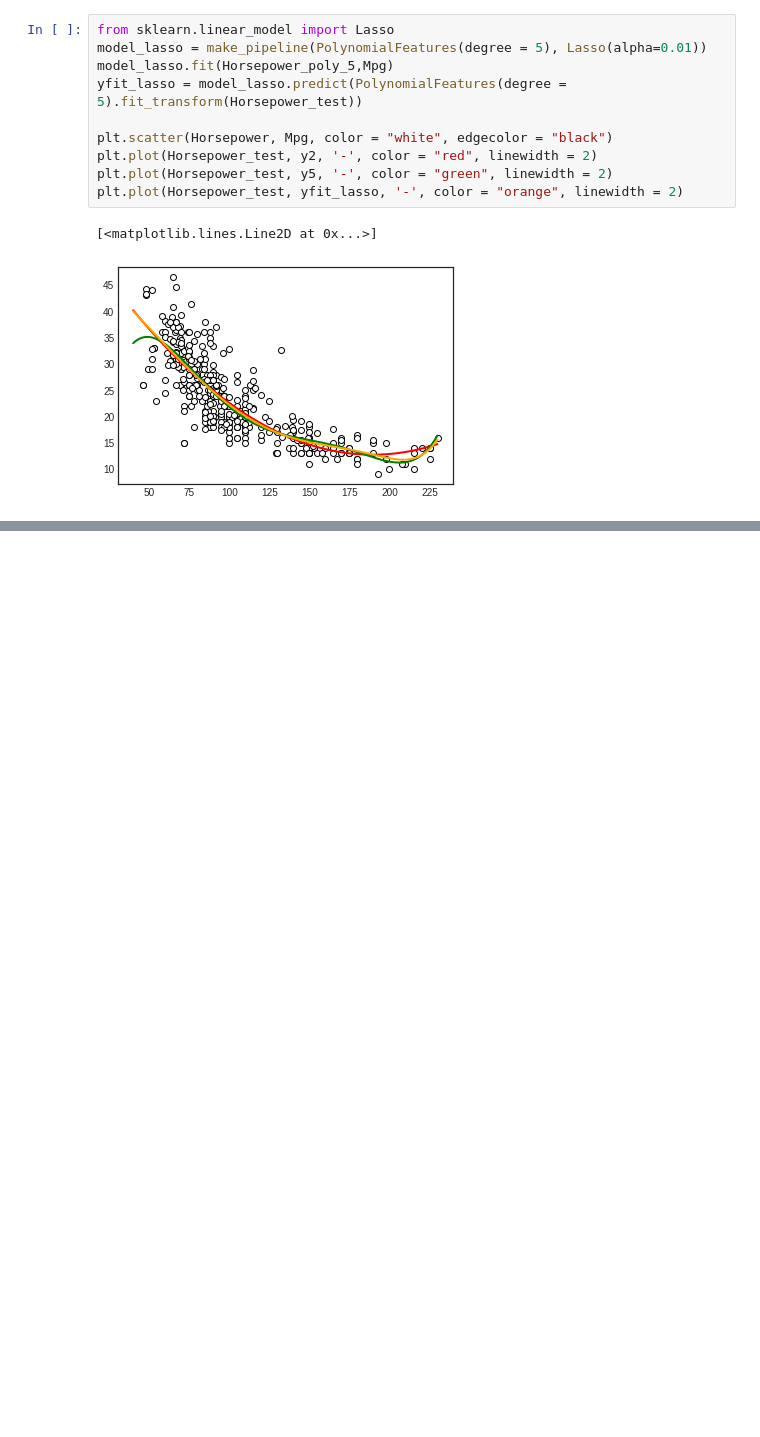
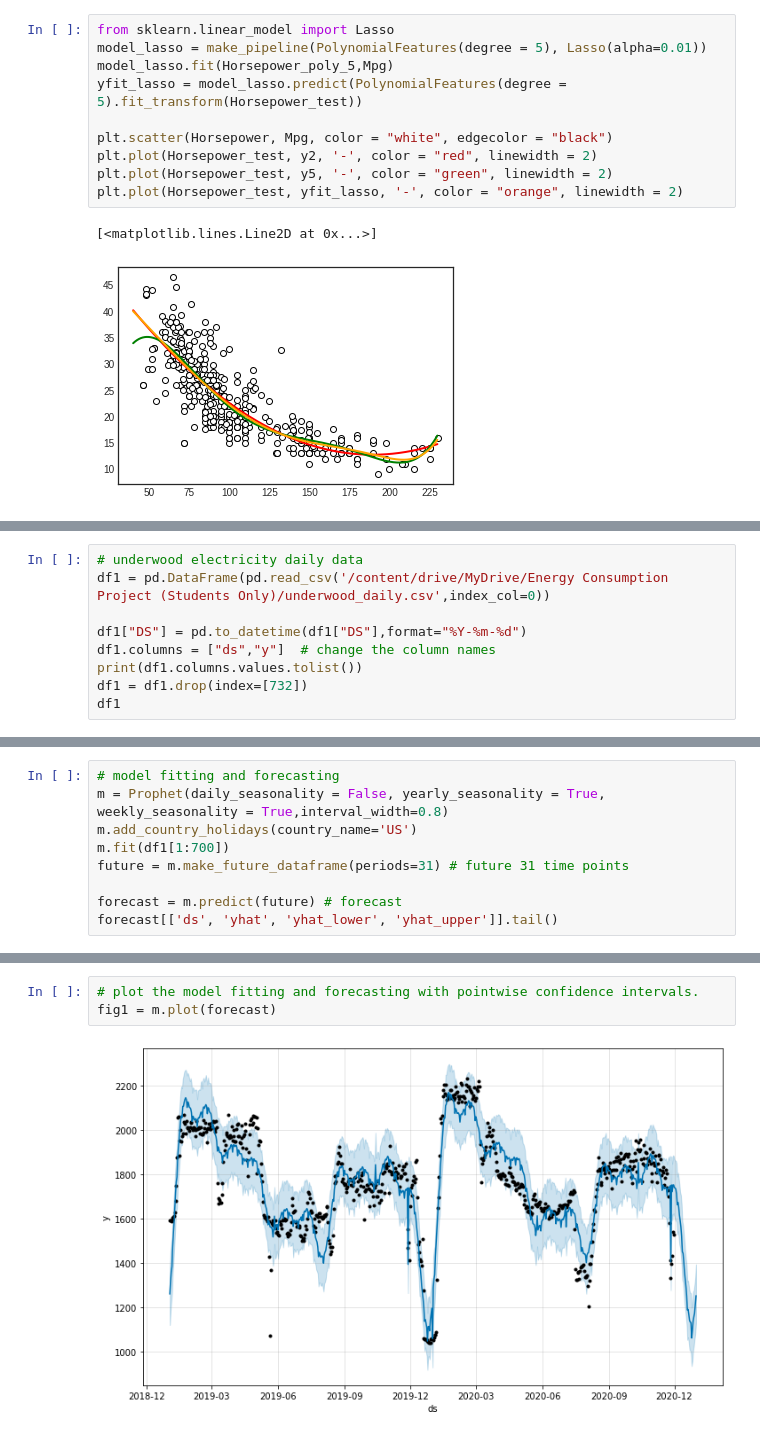
Before and after one commit to jtao/AdvancedML, a Jupyter notebook: Prediction_methods.ipynb, the cells around one changed output, grey strips where cells are left out. Saved outputs shown, nothing was run; the diff lists cells and outputs as text; blank space fills up the shorter version.

```diff
--- a/Prediction_methods.ipynb
+++ b/Prediction_methods.ipynb
@@ -766,0 +784,9 @@ plt.plot(Horsepower_test, yfit_lasso, '-', color = "orange", linewidth = 2)
+# %%
+# underwood electricity daily data
+df1 = pd.DataFrame(pd.read_csv('/content/drive/MyDrive/Energy Consumption Project (Students Only)/underwood_daily.csv',index_col=0))
+
+df1["DS"] = pd.to_datetime(df1["DS"],format="%Y-%m-%d")
+df1.columns = ["ds","y"]  # change the column names
+print(df1.columns.values.tolist())
+df1 = df1.drop(index=[732])
+df1
@@ -766,0 +824,9 @@ plt.plot(Horsepower_test, yfit_lasso, '-', color = "orange", linewidth = 2)
+# %%
+# model fitting and forecasting
+m = Prophet(daily_seasonality = False, yearly_seasonality = True, weekly_seasonality = True,interval_width=0.8)
+m.add_country_holidays(country_name='US')
+m.fit(df1[1:700])
+future = m.make_future_dataframe(periods=31) # future 31 time points
+
+forecast = m.predict(future) # forecast
+forecast[['ds', 'yhat', 'yhat_lower', 'yhat_upper']].tail()
@@ -766,0 +865,5 @@ plt.plot(Horsepower_test, yfit_lasso, '-', color = "orange", linewidth = 2)
+# %%
+# plot the model fitting and forecasting with pointwise confidence intervals.
+fig1 = m.plot(forecast)
+# %% [output]
+[figure, added]
```
Also changed, not shown: parts of 76 cells of this notebook, 5 other files.
